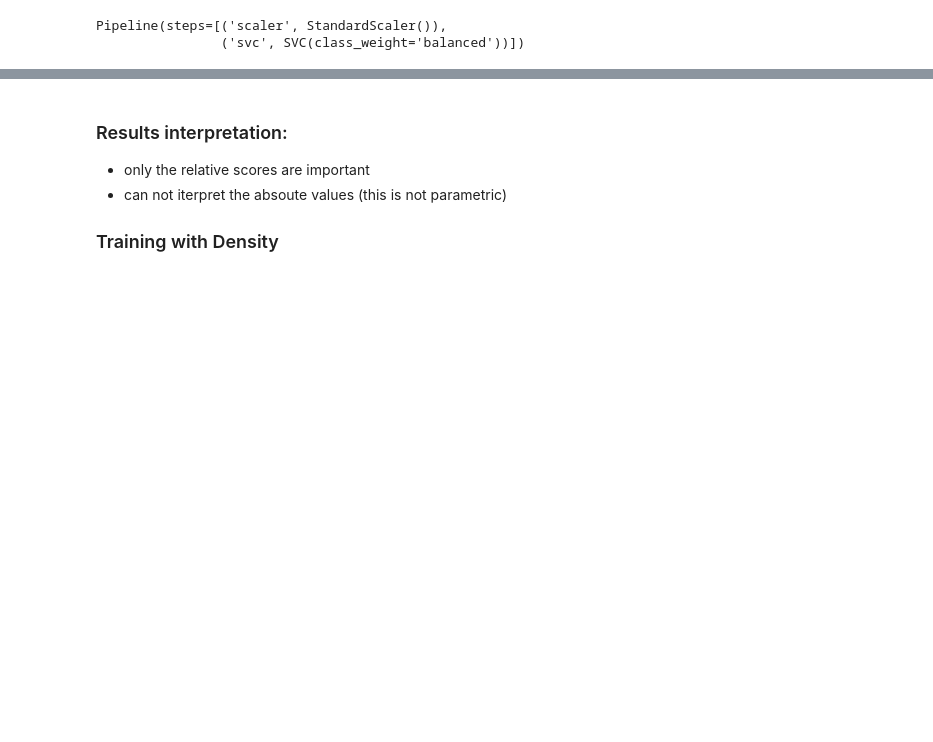
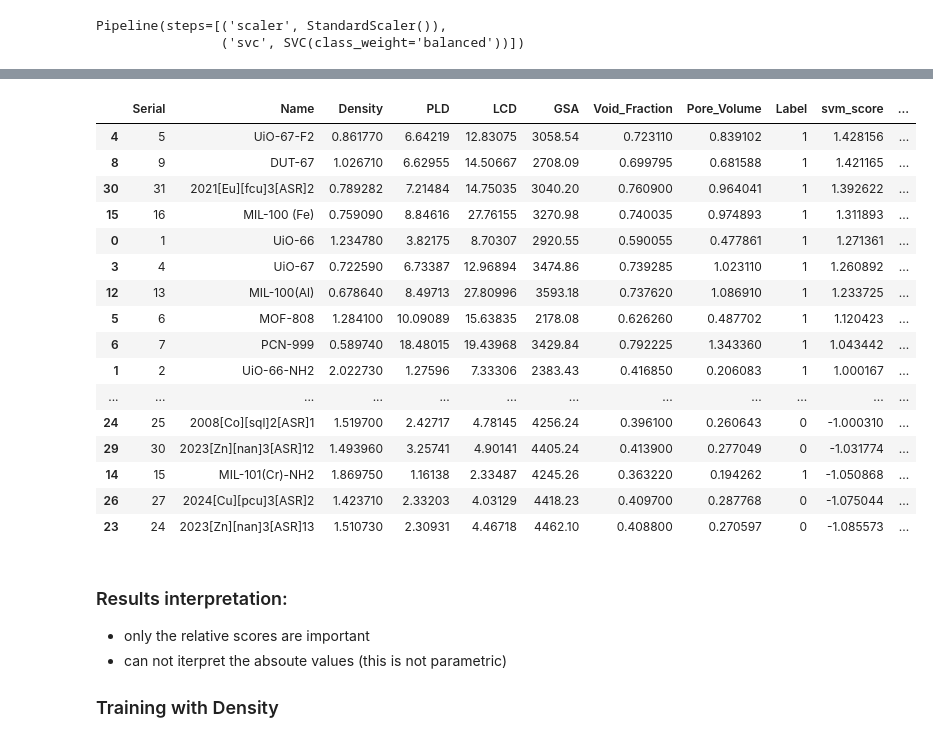
Before and after one commit to hasan-mansr/ML_Discovery_Metal-Organic_Adsorbents, a Jupyter notebook: Notebooks/2-Class-SVM.ipynb, the cells around one changed output, grey strips where cells are left out. Saved outputs shown, nothing was run; the diff lists cells and outputs as text; code cells hidden in the pictures; blank space fills up the shorter version.

```diff
--- a/Notebooks/2-Class-SVM.ipynb
+++ b/Notebooks/2-Class-SVM.ipynb
@@ -274,15 +288,33 @@ print("Theoretical max score:", max_possible_score)
 # %%
 # Decision function: higher = more confidently inside the region
-scores = ocsvm.decision_function(X)
+scores = svc.decision_function(X)
 
 # Binary labels: +1 = inlier, -1 = outlier
-labels = ocsvm.predict(X)
+labels = svc.predict(X)
 
 df_results = df.copy()
-df_results["ocsvm_score"] = scores
-df_results["ocsvm_label"] = labels
+df_results["svm_score"] = scores
+df_results["svm_label"] = labels
 # %%
-df_results.sort_values("ocsvm_score", ascending=False)
+df_results.sort_values("svm_score", ascending=False)
+# %% [output]
+|  | Serial | Name | Density | PLD | LCD | GSA | Void_Fraction | Pore_Volume | Label | svm_score | ... |
+| 4 | 5 | UiO-67-F2 | 0.861770 | 6.64219 | 12.83075 | 3058.54 | 0.723110 | 0.839102 | 1 | 1.428156 | ... |
+| 8 | 9 | DUT-67 | 1.026710 | 6.62955 | 14.50667 | 2708.09 | 0.699795 | 0.681588 | 1 | 1.421165 | ... |
+| 30 | 31 | 2021[Eu][fcu]3[ASR]2 | 0.789282 | 7.21484 | 14.75035 | 3040.20 | 0.760900 | 0.964041 | 1 | 1.392622 | ... |
+| 15 | 16 | MIL-100 (Fe) | 0.759090 | 8.84616 | 27.76155 | 3270.98 | 0.740035 | 0.974893 | 1 | 1.311893 | ... |
+| 0 | 1 | UiO-66 | 1.234780 | 3.82175 | 8.70307 | 2920.55 | 0.590055 | 0.477861 | 1 | 1.271361 | ... |
+| 3 | 4 | UiO-67 | 0.722590 | 6.73387 | 12.96894 | 3474.86 | 0.739285 | 1.023110 | 1 | 1.260892 | ... |
+| 12 | 13 | MIL-100(Al) | 0.678640 | 8.49713 | 27.80996 | 3593.18 | 0.737620 | 1.086910 | 1 | 1.233725 | ... |
+| 5 | 6 | MOF-808 | 1.284100 | 10.09089 | 15.63835 | 2178.08 | 0.626260 | 0.487702 | 1 | 1.120423 | ... |
+| 6 | 7 | PCN-999 | 0.589740 | 18.48015 | 19.43968 | 3429.84 | 0.792225 | 1.343360 | 1 | 1.043442 | ... |
+| 1 | 2 | UiO-66-NH2 | 2.022730 | 1.27596 | 7.33306 | 2383.43 | 0.416850 | 0.206083 | 1 | 1.000167 | ... |
+| ... | ... | ... | ... | ... | ... | ... | ... | ... | ... | ... | ... |
+| 24 | 25 | 2008[Co][sql]2[ASR]1 | 1.519700 | 2.42717 | 4.78145 | 4256.24 | 0.396100 | 0.260643 | 0 | -1.000310 | ... |
+| 29 | 30 | 2023[Zn][nan]3[ASR]12 | 1.493960 | 3.25741 | 4.90141 | 4405.24 | 0.413900 | 0.277049 | 0 | -1.031774 | ... |
+| 14 | 15 | MIL-101(Cr)-NH2 | 1.869750 | 1.16138 | 2.33487 | 4245.26 | 0.363220 | 0.194262 | 1 | -1.050868 | ... |
+| 26 | 27 | 2024[Cu][pcu]3[ASR]2 | 1.423710 | 2.33203 | 4.03129 | 4418.23 | 0.409700 | 0.287768 | 0 | -1.075044 | ... |
+| 23 | 24 | 2023[Zn][nan]3[ASR]13 | 1.510730 | 2.30931 | 4.46718 | 4462.10 | 0.408800 | 0.270597 | 0 | -1.085573 | ... |
 # %% [markdown]
 ### Results interpretation:
 - only the relative scores are important
```
Also changed, not shown: parts of 22 cells of this notebook, 33 other files.
